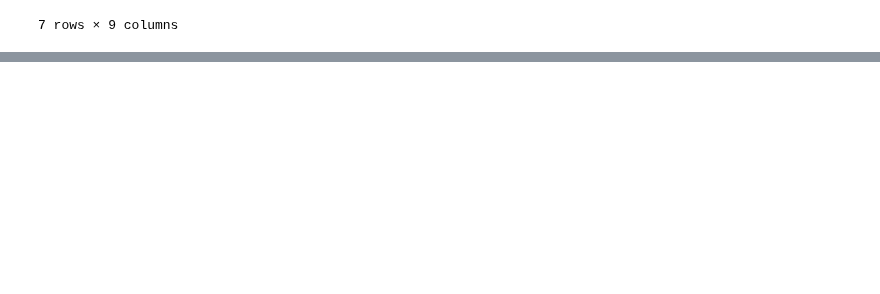
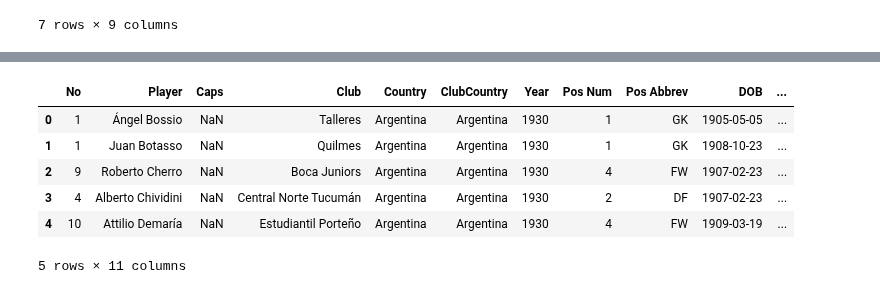
Before and after one commit to yaph/ipython-notebooks, a Jupyter notebook: World Cup Players History.ipynb, the cells around one changed output, grey strips where cells are left out. Cells and saved outputs as stored; diff of their text form; code cells hidden in the pictures; blank space fills up the shorter version.

```diff
--- a/World Cup Players History.ipynb
+++ b/World Cup Players History.ipynb
@@ -136,0 +133,11 @@ Length: 155, dtype: int64
+# %%
+del df['Pos'], df['DOB/Age']
+df.head()
+# %% [output]
+|  | No | Player | Caps | Club | Country | ClubCountry | Year | Pos Num | Pos Abbrev | DOB | ... |
+| 0 | 1 | Ángel Bossio | NaN | Talleres | Argentina | Argentina | 1930 | 1 | GK | 1905-05-05 | ... |
+| 1 | 1 | Juan Botasso | NaN | Quilmes | Argentina | Argentina | 1930 | 1 | GK | 1908-10-23 | ... |
+| 2 | 9 | Roberto Cherro | NaN | Boca Juniors | Argentina | Argentina | 1930 | 4 | FW | 1907-02-23 | ... |
+| 3 | 4 | Alberto Chividini | NaN | Central Norte Tucumán | Argentina | Argentina | 1930 | 2 | DF | 1907-02-23 | ... |
+| 4 | 10 | Attilio Demaría | NaN | Estudiantil Porteño | Argentina | Argentina | 1930 | 4 | FW | 1909-03-19 | ... |
+5 rows × 11 columns
```
Also changed, not shown: parts of 18 cells of this notebook.
